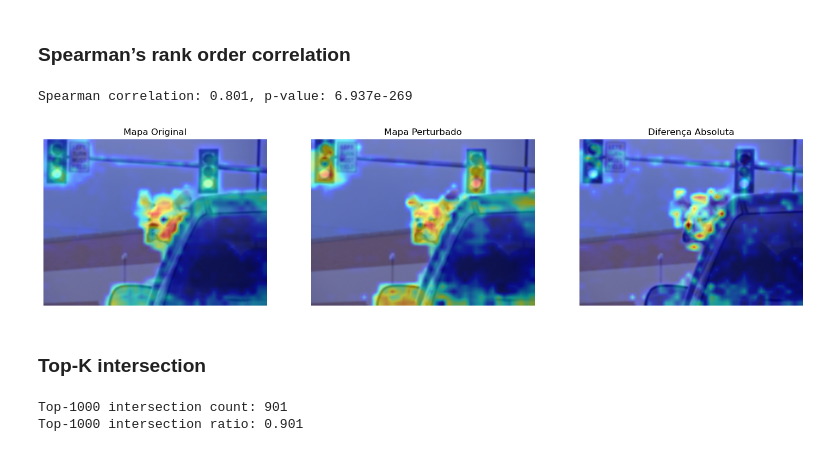
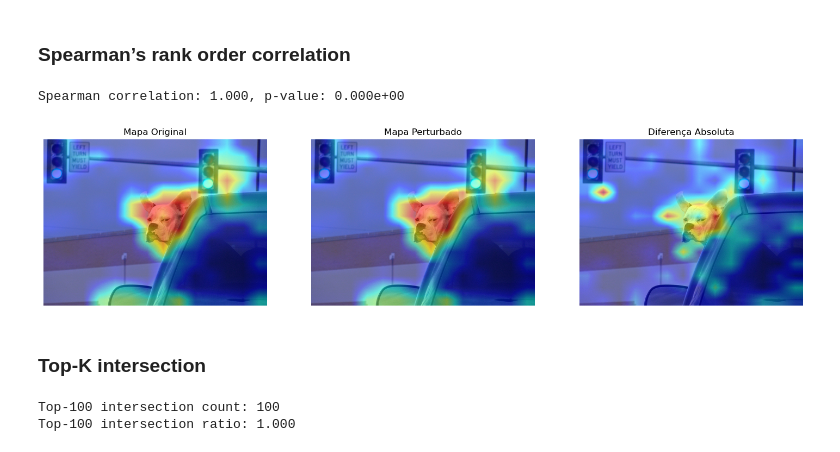
Before and after one commit to diego-calixto/Sensibility-of-CLIP-interpretation, a Jupyter notebook: sensibility.ipynb, the cells around one changed output. Drawn from its saved outputs; the diff is of its cells as text; code cells hidden in the pictures.

Commit message:
Simple HM and perturbed image

```diff
--- a/sensibility.ipynb
+++ b/sensibility.ipynb
@@ -108,7 +108,7 @@ def imgprocess(img, patch_size=[16, 16], scale_factor=1):
 # %%
 def prepare_img_text(img, texts) :
     # preprocess image and text
-    img_preprocessed = preprocess(img).unsqueeze(0)
+    #img_preprocessed = preprocess(img).unsqueeze(0) #remvoved due to being on perturbed function
     text_processed = clip.tokenize(texts).cpu()
     # extract text featrue
     text_embedding = clipmodel.encode_text(text_processed)
@@ -116,7 +116,7 @@ def prepare_img_text(img, texts) :
     #print("[text embedding]:", text_embedding.shape)
 
     # extract image feature
-    ori_img_embedding = clipmodel.encode_image(img_preprocessed)
+    ori_img_embedding = clipmodel.encode_image(img)
     ori_img_embedding = F.normalize(ori_img_embedding, dim=-1)
     #print("[image embedding]:", ori_img_embedding.shape)
 
@@ -124,10 +124,10 @@ def prepare_img_text(img, texts) :
     cosine = (ori_img_embedding @ text_embedding.T)
     #print("[cosine]:", cosine)
 
-    img_processed = imgprocess(img).unsqueeze(0)
+    #img_processed = imgprocess(img).unsqueeze(0) #remvoved due to being on perturbed function
     #
     # x, vs, qs, ks, attns, atten_outs, (feah, feaw)
-    outputs, last_feat, vs, qs, ks, attns, atten_outs, map_size = clip_encode_dense(img_processed, n=1)
+    outputs, last_feat, vs, qs, ks, attns, atten_outs, map_size = clip_encode_dense(img, n=1)
     img_embedding = F.normalize(outputs[:,0], dim=-1)
     #print("[image embedding]:", img_embedding.shape)
     cosine = (img_embedding @ text_embedding.T)[0]
@@ -172,15 +172,3 @@ def grad_eclip(c, qs, ks, vs, attn_outputs, map_size):
     return emap.reshape(*map_size)
 # %% [markdown]
 ### Image interpretation
-# %%
-img_path = "./dog_and_car.png"
-img = Image.open(img_path).convert("RGB")
-img_gauss = img.filter(ImageFilter.GaussianBlur(radius=2))
-images = [img, img_gauss]
-
-text = ["a dog in a car waiting for traffic lights"]
-
-
-plt.imshow(img)
-plt.axis('off')
-plt.show()
@@ -188,0 +175,16 @@ plt.show()
+# %%
+from pertubation import perturb
+
+text = ["a dog in a car waiting for traffic lights"]
+
+img_path = "./dog_and_car.png"
+image_original = Image.open(img_path).convert("RGB")
+
+plt.imshow(image_original)
+plt.axis('off')
+plt.show()
+
+img_perturbed = perturb(image_original, text)
+img_processed = preprocess(image_original).unsqueeze(0).to(device)
+
+images = [img_processed, img_perturbed]
@@ -230,42 +234,42 @@ flat_perturb = map_perturb.flatten()
 corr, p_val = spearmanr(flat_orig, flat_perturb)
 print(f"Spearman correlation: {corr:.3f}, p-value: {p_val:.3e}")
 # %% [output]
-Spearman correlation: 0.801, p-value: 6.937e-269
+Spearman correlation: 1.000, p-value: 0.000e+00
 # %%
 from torchvision.transforms import Resize, InterpolationMode
 
-w, h = img.size
+w, h = image_original.size
 
 resize = Resize((h, w))
 
-overlay_original = visualize_heatmap_overlay(results[0], img, resize)
-overlay_perturb = visualize_heatmap_overlay(results[1], img_gauss, resize)
+overlay_original = visualize_heatmap_overlay(results[0], image_original, resize)
+overlay_perturb = visualize_heatmap_overlay(results[1], image_original, resize)
 
 diff = abs(map_original - map_perturb)
-diff_overlay = visualize_heatmap_overlay(torch.tensor(diff), img, resize)
+diff_overlay = visualize_heatmap_overlay(torch.tensor(diff), image_original, resize)
 import matplotlib.pyplot as plt
 
 
 plt.figure(figsize=(18,6))
 
 plt.subplot(1,3,1)
 plt.title("Mapa Original")
 plt.imshow(overlay_original)
 plt.axis('off')
 
 plt.subplot(1,3,2)
 plt.title("Mapa Perturbado")
 plt.imshow(overlay_perturb)
 plt.axis('off')
 
 plt.subplot(1,3,3)
 plt.title("Diferença Absoluta")
 plt.imshow(diff_overlay)
 plt.axis('off')
 
 plt.show()
 # %% [output]
-[figure, old version]
+[figure, new version]
 # %% [markdown]
 ### Top-K intersection
 # %%
@@ -286,11 +290,11 @@ def topk_intersection(map1, map2, k):
 map_orig_tensor = results[0].detach().cpu()
 map_perturb_tensor = results[1].detach().cpu()
 
-k = 1000  # ajuste o valor de K conforme desejar (0 a 1200)
+k = 100  # ajuste o valor de K conforme desejar (0 a 1200)
 intersect_count, intersect_ratio = topk_intersection(map_orig_tensor, map_perturb_tensor, k)
 
 print(f"Top-{k} intersection count: {intersect_count}")
 print(f"Top-{k} intersection ratio: {intersect_ratio:.3f}")
 # %% [output]
-Top-1000 intersection count: 901
-Top-1000 intersection ratio: 0.901
+Top-100 intersection count: 100
+Top-100 intersection ratio: 1.000
```
Also changed, not shown: parts of 2 cells of this notebook, 3 other files.
